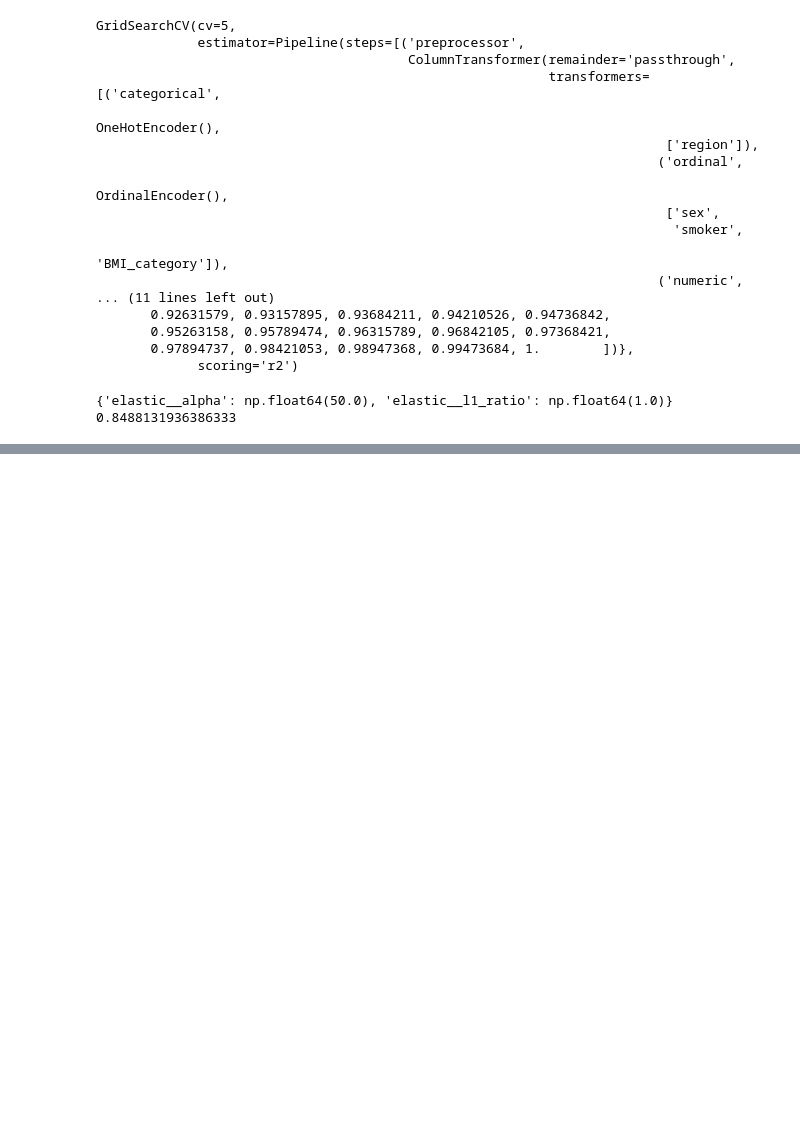
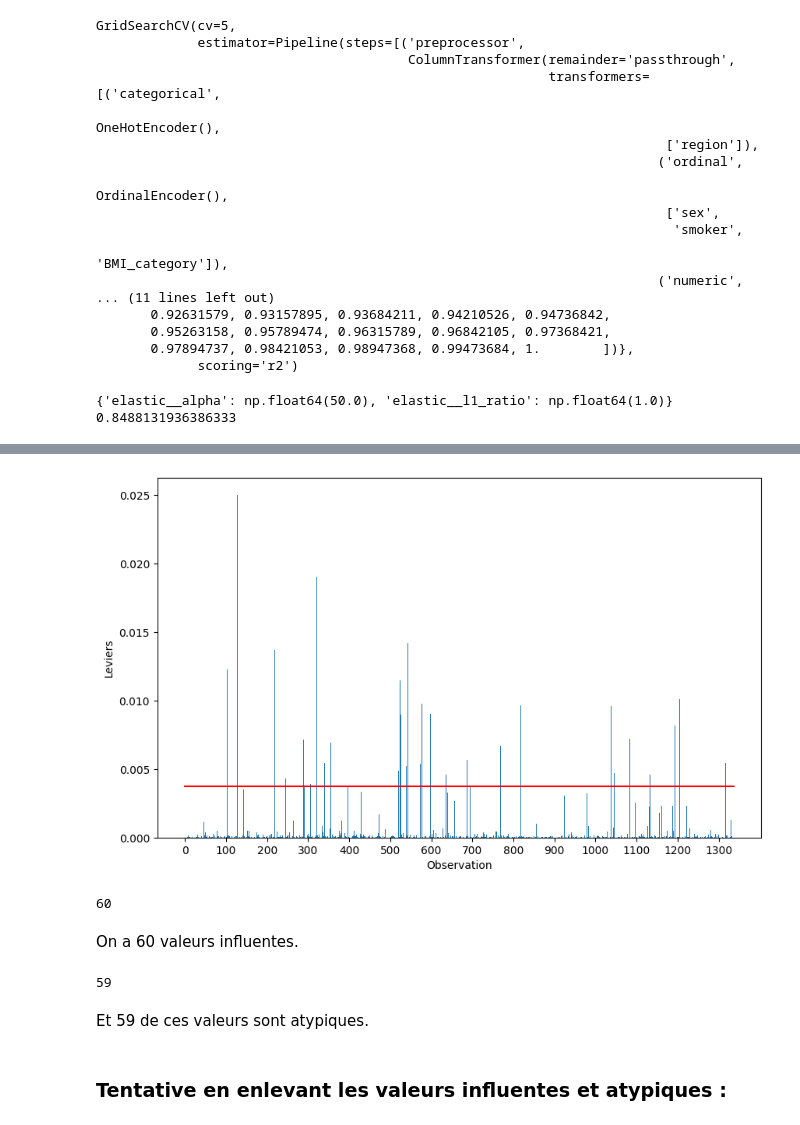
Before and after one commit to istaion/Assur_aimant, a Jupyter notebook: victor/modelisation.ipynb, the cells around one changed output, grey strips where cells are left out. Cells and saved outputs as stored; diff of their text form; code cells hidden in the pictures; blank space fills up the shorter version.

```diff
--- a/victor/modelisation.ipynb
+++ b/victor/modelisation.ipynb
@@ -670,0 +768,29 @@ ax.invert_yaxis()
+# %%
+influence = reg_multi.get_influence().summary_frame()
+# %%
+analyses['dcooks'] = influence['cooks_d']
+seuil_dcook = 4/(n-p)
+# %%
+plt.figure(figsize=(10,6))
+plt.bar(analyses['index'], analyses['dcooks'])
+plt.xticks(np.arange(0, 1336, step=100))
+plt.xlabel('Observation')
+plt.ylabel('Leviers')
+plt.plot([0, 1336], [seuil_dcook, seuil_dcook], color='r')
+plt.show()
+# %% [output]
+[figure, added]
+# %%
+len(analyses.loc[analyses['dcooks'] > seuil_dcook, :])
+# %% [output]
+60
+# %% [markdown]
+On a 60 valeurs influentes.
+# %%
+len(analyses.loc[(analyses['dcooks'] > seuil_dcook) & ((analyses['rstudent'] > seuil_rstudent) | (analyses['rstudent'] < -seuil_rstudent) | (analyses['levier'] > seuil_levier)),:])
+# %% [output]
+59
+# %% [markdown]
+Et 59 de ces valeurs sont atypiques.
+# %% [markdown]
+### Tentative en enlevant les valeurs influentes et atypiques :
```
Also changed, not shown: parts of 39 cells of this notebook.
